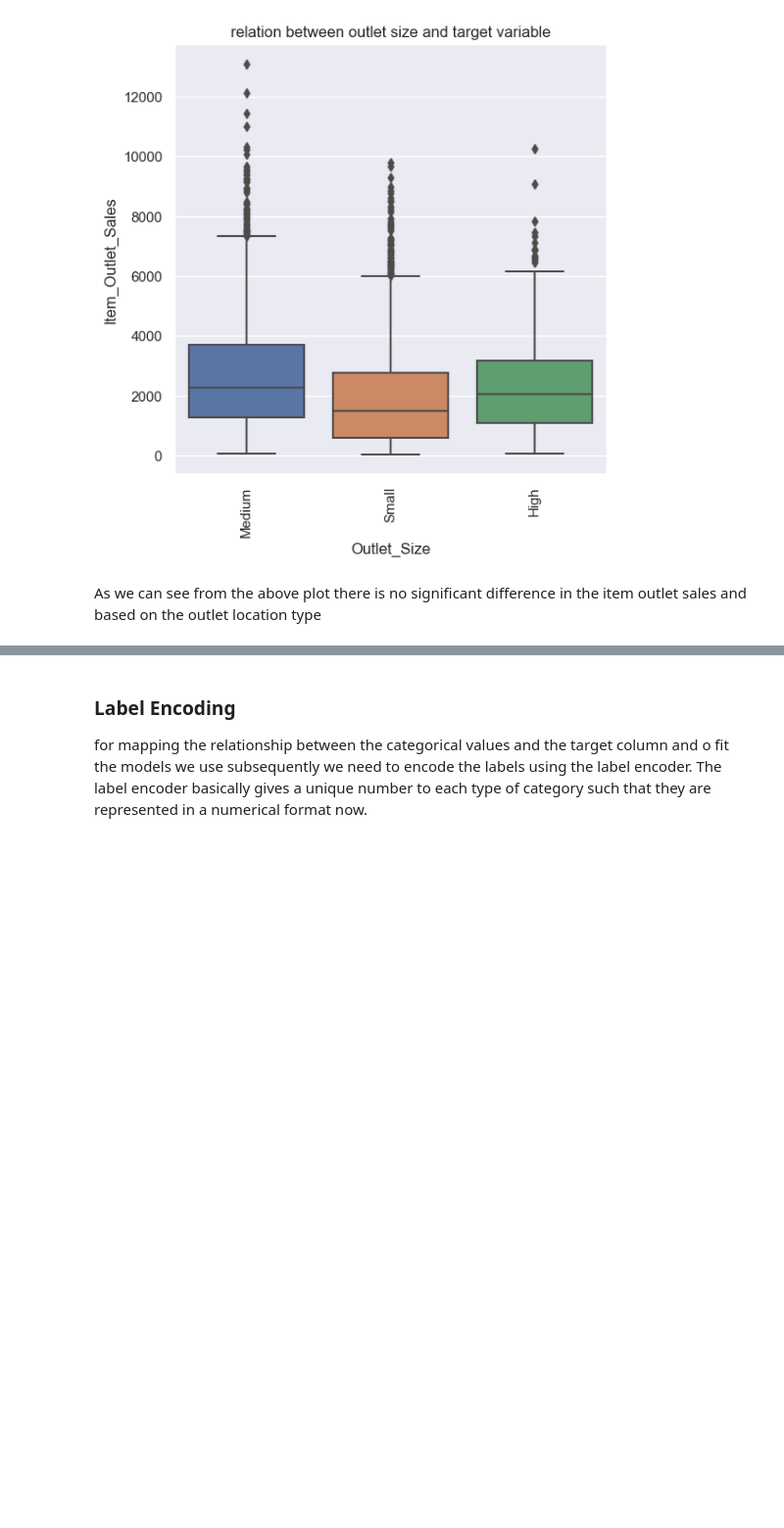
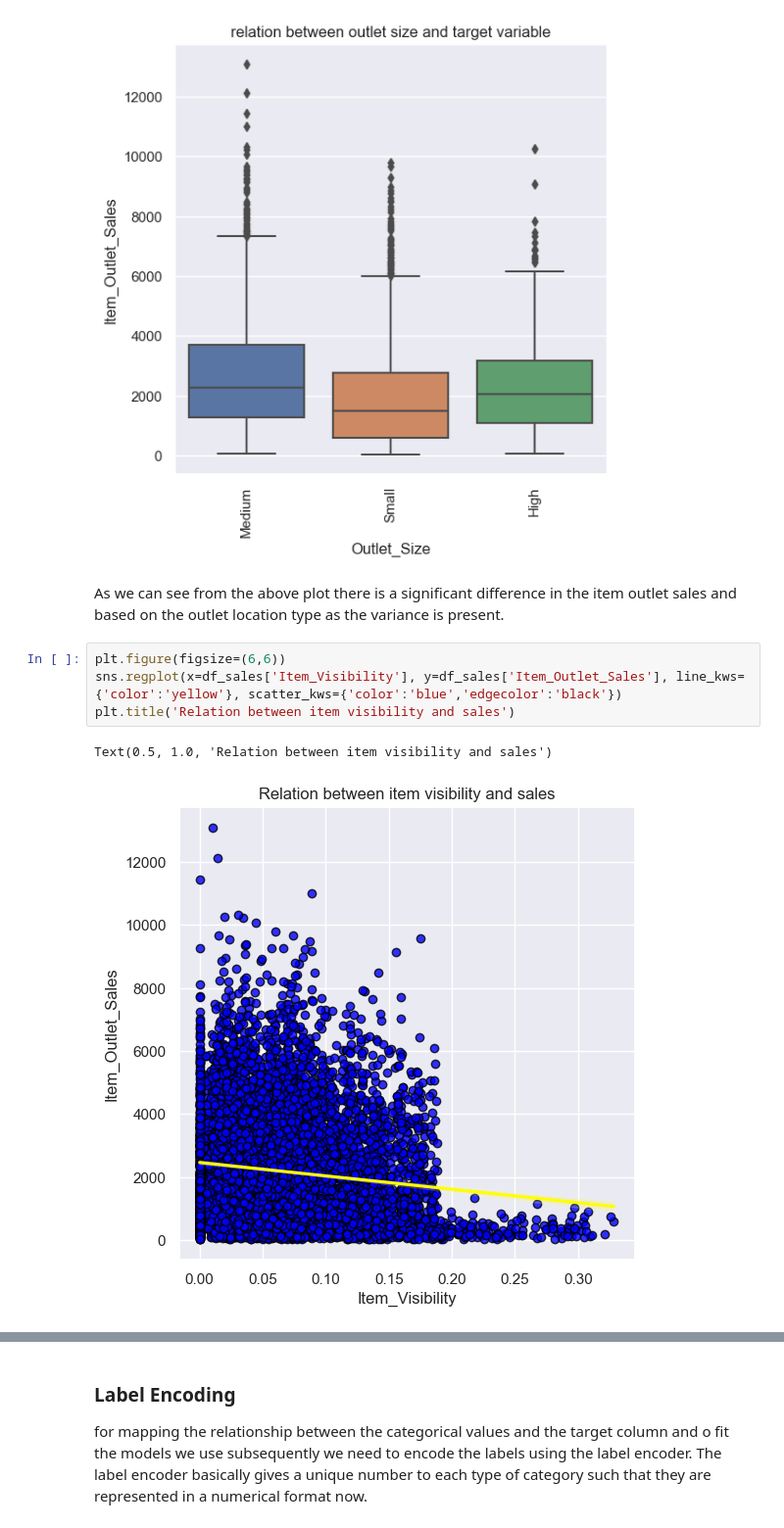
Before and after one commit to revabharara/Big-Mart-Sales-prediction, a Jupyter notebook: Big mart Sales prediction (data analysis and model implementation).ipynb, the cells around one changed output, grey strips where cells are left out. Shown at 98% size. Cells and saved outputs as stored; diff of their text form; blank space fills up the shorter version.

```diff
--- a/Big mart Sales prediction (data analysis and model implementation).ipynb
+++ b/Big mart Sales prediction (data analysis and model implementation).ipynb
@@ -434,4 +434,11 @@ plt.title('relation between outlet size and target variable')
 Text(0.5, 1.0, 'relation between outlet size and target variable')
 [figure]
 # %% [markdown]
-As we can see from the above plot there is no significant difference in the item outlet sales and based on the outlet location type
+As we can see from the above plot there is a significant difference in the item outlet sales and based on the outlet location type as the variance is present.
+# %%
+plt.figure(figsize=(6,6))
+sns.regplot(x=df_sales['Item_Visibility'], y=df_sales['Item_Outlet_Sales'], line_kws={'color':'yellow'}, scatter_kws={'color':'blue','edgecolor':'black'})
+plt.title('Relation between item visibility and sales')
+# %% [output]
+Text(0.5, 1.0, 'Relation between item visibility and sales')
+[figure, added]
```
Also changed, not shown: parts of 41 cells of this notebook.
